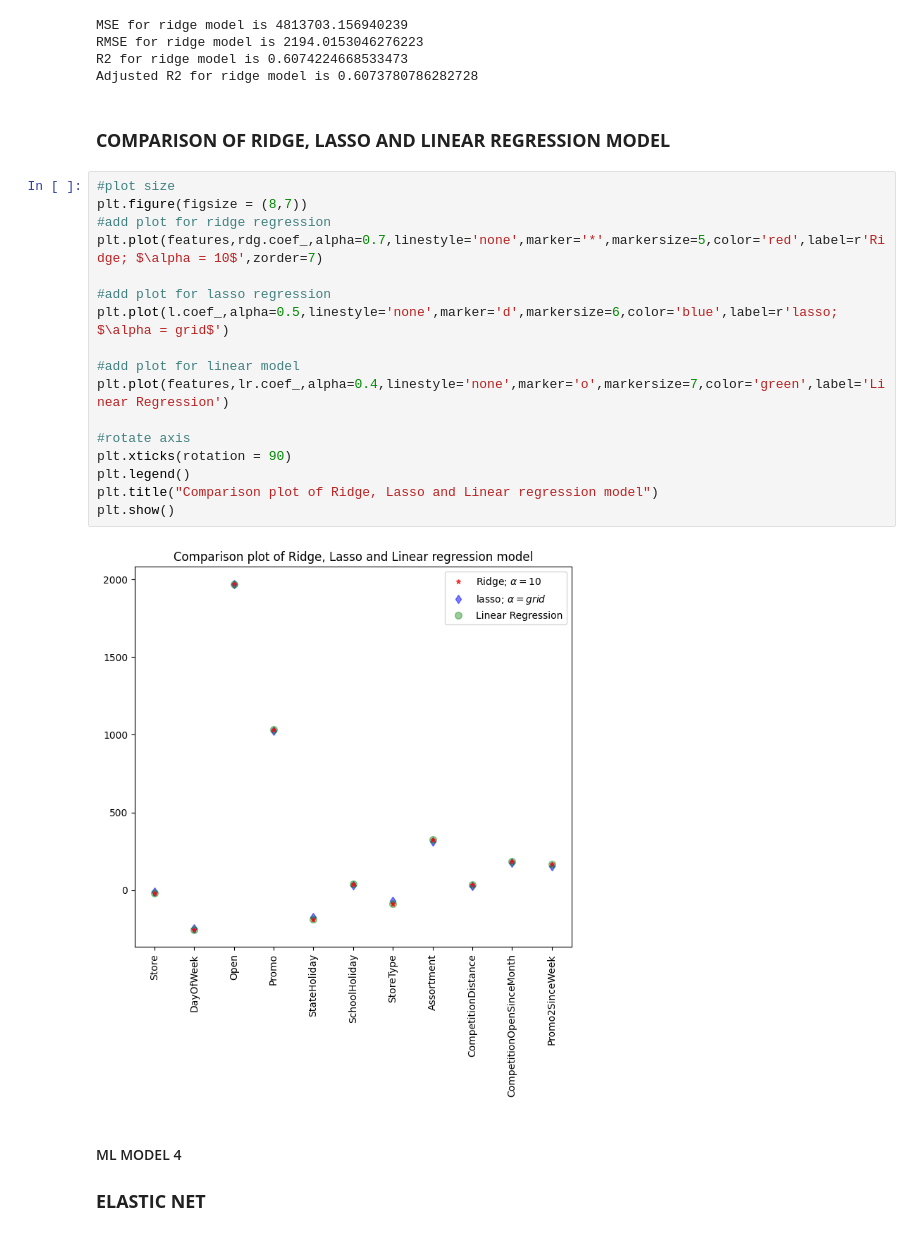
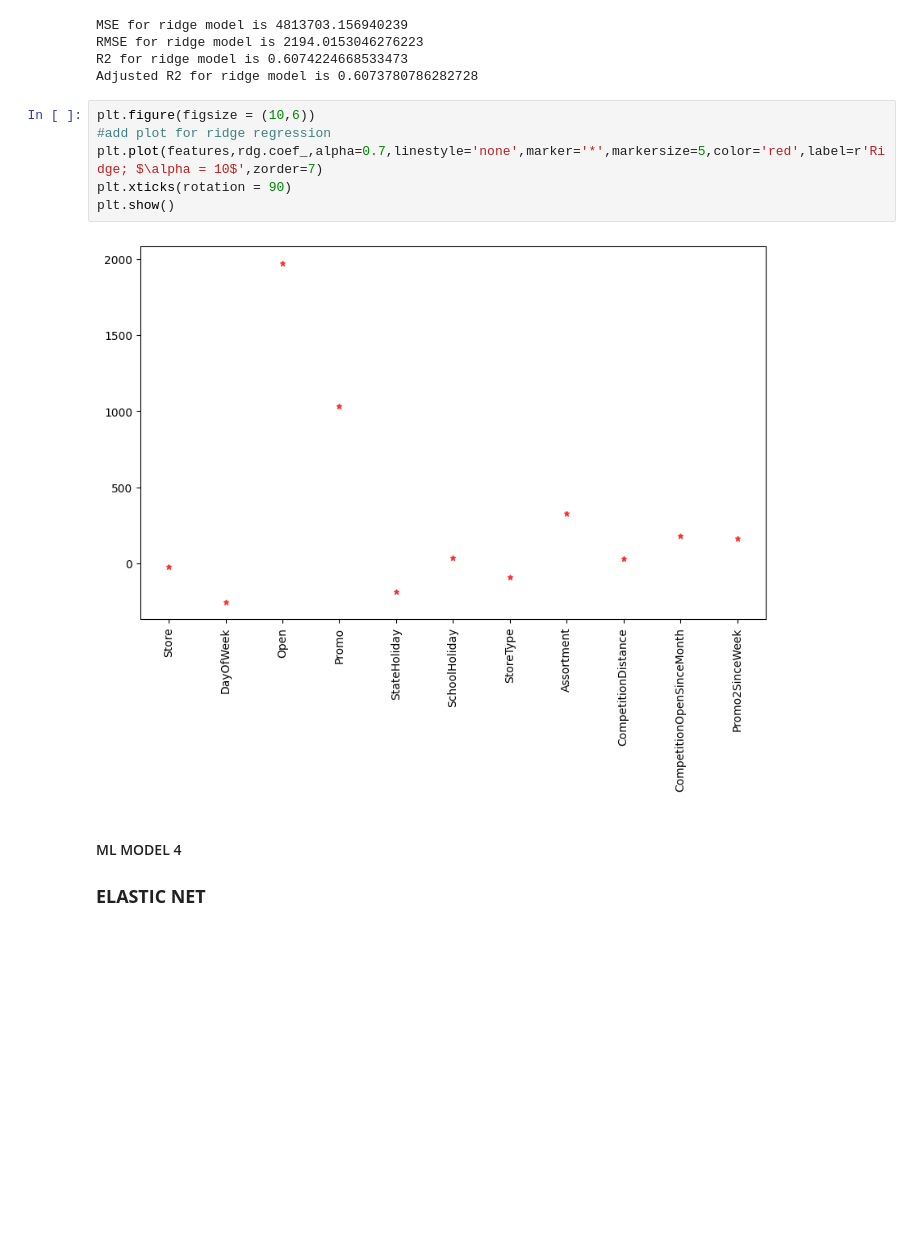
Before and after one commit to Adeeba27/CP---2-Retail-Sales-Prediction, a Jupyter notebook: CP_2_|_Retail_Sales_Prediction.ipynb, the cells around one changed output. Cells and saved outputs as stored; diff of their text form; blank space fills up the shorter version.

```diff
--- a/CP_2_|_Retail_Sales_Prediction.ipynb
+++ b/CP_2_|_Retail_Sales_Prediction.ipynb
@@ -1211,27 +1227,14 @@ MSE for ridge model is 4813703.156940239
 RMSE for ridge model is 2194.0153046276223
 R2 for ridge model is 0.6074224668533473
 Adjusted R2 for ridge model is 0.6073780786282728
-# %% [markdown]
-### **COMPARISON OF RIDGE, LASSO AND LINEAR REGRESSION MODEL**
 # %%
-#plot size
-plt.figure(figsize = (8,7))
+plt.figure(figsize = (10,6))
 #add plot for ridge regression
 plt.plot(features,rdg.coef_,alpha=0.7,linestyle='none',marker='*',markersize=5,color='red',label=r'Ridge; $\alpha = 10$',zorder=7)
-
-#add plot for lasso regression
-plt.plot(l.coef_,alpha=0.5,linestyle='none',marker='d',markersize=6,color='blue',label=r'lasso; $\alpha = grid$')
-
-#add plot for linear model
-plt.plot(features,lr.coef_,alpha=0.4,linestyle='none',marker='o',markersize=7,color='green',label='Linear Regression')
-
-#rotate axis
 plt.xticks(rotation = 90)
-plt.legend()
-plt.title("Comparison plot of Ridge, Lasso and Linear regression model")
 plt.show()
 # %% [output]
-[figure, old version]
+[figure, new version]
 # %% [markdown]
 #### ML MODEL 4
 ### **ELASTIC NET**
```
Also changed, not shown: parts of 37 cells of this notebook.
